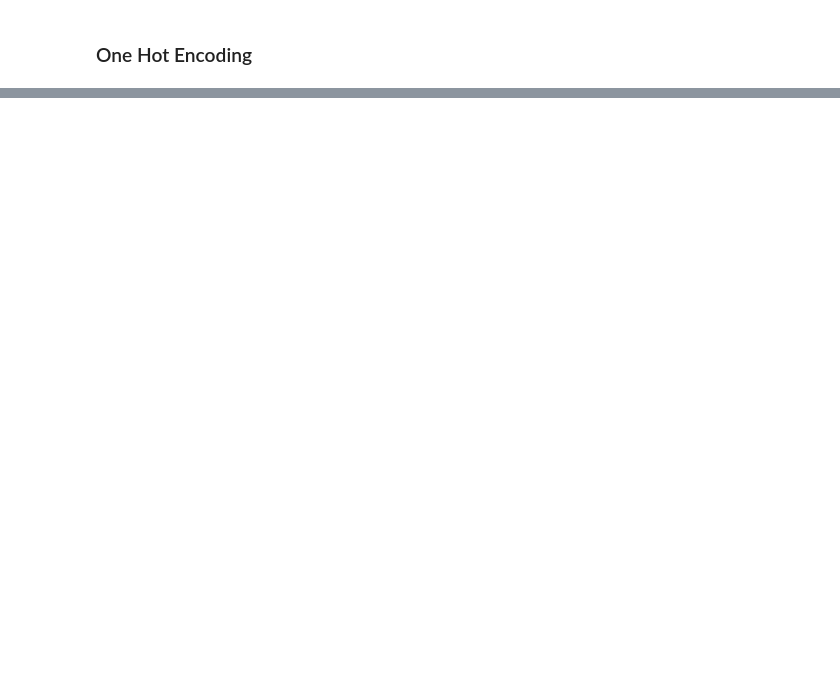
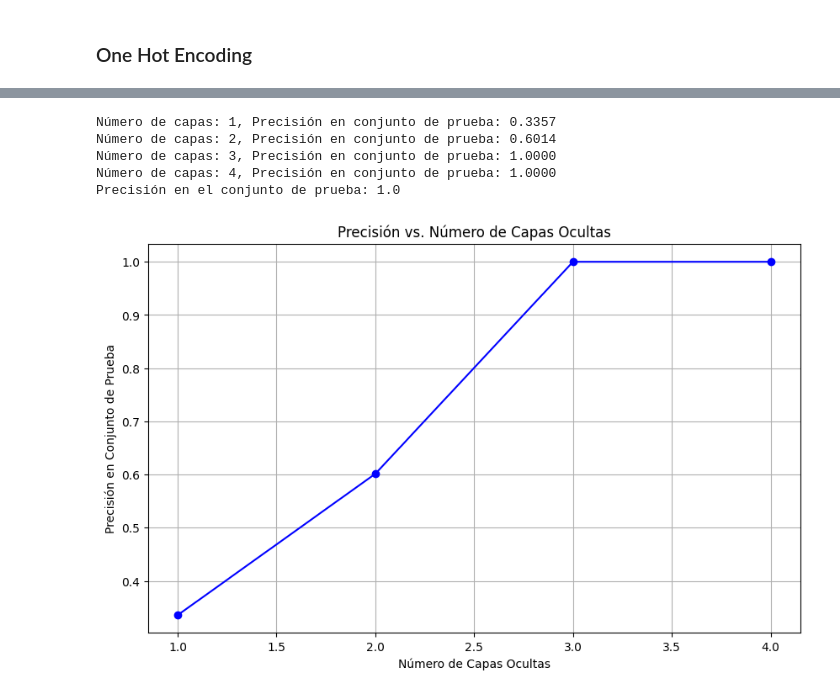
Before and after one commit to halejandro1987/Proyecto_Final_Statistical_L2, a Jupyter notebook: Proyecto FInal/Proyectofinal-p1.ipynb, the cells around one changed output, grey strips where cells are left out. Cells and saved outputs as stored; diff of their text form; code cells hidden in the pictures; blank space fills up the shorter version.

```diff
--- a/Proyecto FInal/Proyectofinal-p1.ipynb
+++ b/Proyecto FInal/Proyectofinal-p1.ipynb
@@ -745,0 +787,4 @@ print(df_encoded)
+# %%
+df_encoded.dropna(inplace=True)
+df_encoded.fillna(df_encoded.mean(), inplace=True)
+#las columnas con valores na pueden afectar el desmepeño del modelo, por lo que llenamos los valores na con el valor medio para evitar sesgar los datos.
@@ -745,0 +852,66 @@ print(df_encoded)
+# %%
+X = df_encoded.drop("Price_in_quetzales", axis=1)  # Features
+y = df_encoded["Price_in_quetzales"]  # Target
+
+# Etiquetas
+bins = [-np.inf, 100, 200, 300, 400, np.inf]
+labels = [0, 1, 2, 3, 4]
+y = pd.cut(y, bins=bins, labels=labels)
+
+# Dividir los datos en conjuntos de entrenamiento y prueba
+X_train, X_test, y_train, y_test = train_test_split(X, y, test_size=0.7, random_state=42)
+
+# Escalamos características
+scaler = StandardScaler()
+X_train_scaled = scaler.fit_transform(X_train)
+X_test_scaled = scaler.transform(X_test)
+
+
+results = []
+num_layers_list = []
+accuracy_list = []
+
+# Realizamos pruebas variando el número de capas
+for num_layers in range(1, 5):
+    model = keras.Sequential()
+
+    # Agregar capas ocultas al modelo
+    for _ in range(num_layers):
+        model.add(keras.layers.Dense(32, activation='relu', input_shape=(X_train_scaled.shape[1],)))
+
+    model.add(keras.layers.Dense(10, activation='softmax'))
+
+    model.compile(optimizer='adam',
+                  loss='sparse_categorical_crossentropy',
+                  metrics=['accuracy'])
+
+    model.fit(X_train_scaled, y_train, epochs=10, batch_size=30, validation_split=0.3, verbose=0)
+
+    # Evaluar el modelo en el conjunto de prueba
+    test_loss, test_accuracy = model.evaluate(X_test_scaled, y_test, verbose=0)
+
+    results.append((num_layers, test_accuracy))
+    num_layers_list.append(num_layers)
+    accuracy_list.append(test_accuracy)
+
+# Mostrar resultados
+for num_layers, accuracy in results:
+    print(f"Número de capas: {num_layers}, Precisión en conjunto de prueba: {accuracy:.4f}")
+
+print("Precisión en el conjunto de prueba:", test_accuracy)
+
+# Graficamos la precisión en función del número de capas
+plt.figure(figsize=(10, 6))
+plt.plot(num_layers_list, accuracy_list, marker='o', linestyle='-', color='b')
+plt.title('Precisión vs. Número de Capas Ocultas')
+plt.xlabel('Número de Capas Ocultas')
+plt.ylabel('Precisión en Conjunto de Prueba')
+plt.grid(True)
+plt.show()
+# %% [output]
+Número de capas: 1, Precisión en conjunto de prueba: 0.3357
+Número de capas: 2, Precisión en conjunto de prueba: 0.6014
+Número de capas: 3, Precisión en conjunto de prueba: 1.0000
+Número de capas: 4, Precisión en conjunto de prueba: 1.0000
+Precisión en el conjunto de prueba: 1.0
+[figure, added]
```
Also changed, not shown: parts of 14 cells of this notebook.
